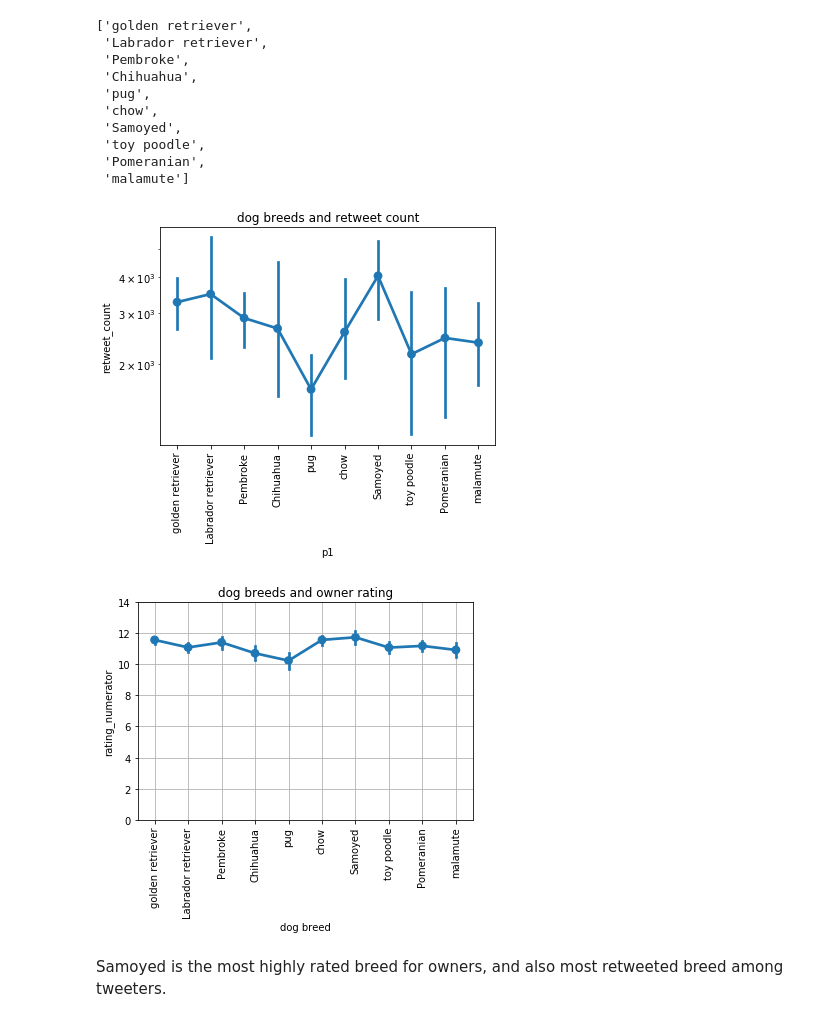
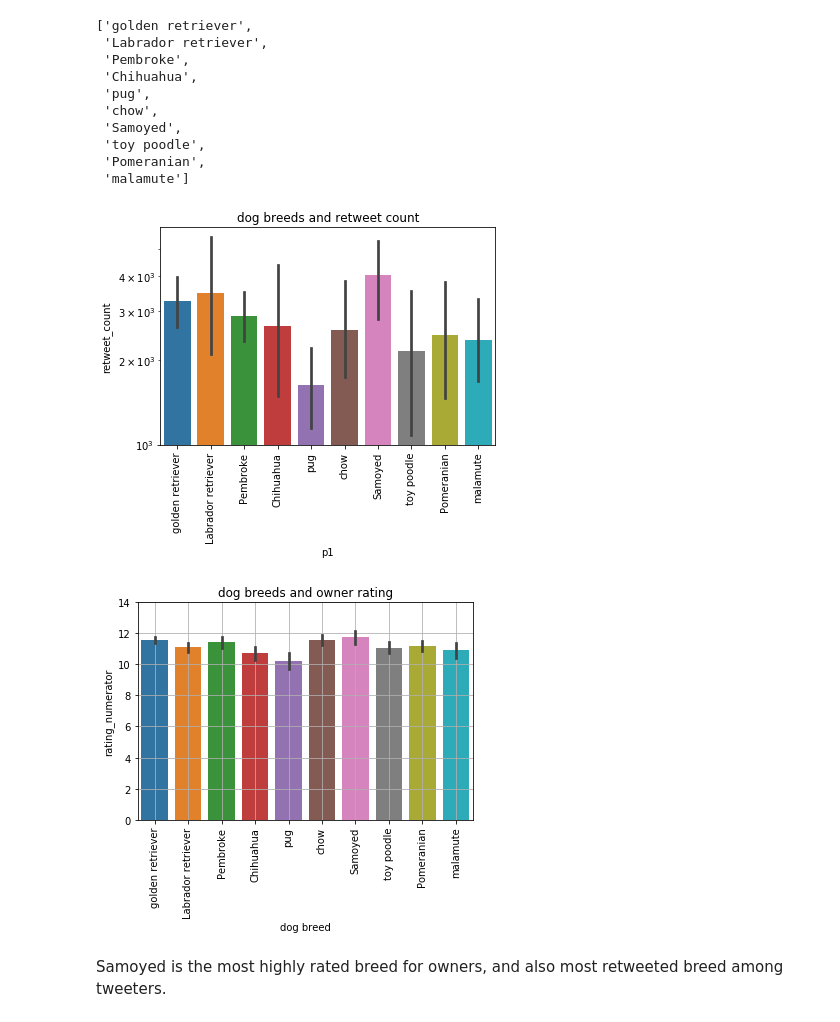
Before and after one commit to xiaohuach/UdacityProject-WrangleAnalyzeData, a Jupyter notebook: wrangle_act.ipynb, the cells around one changed output. Drawn from its saved outputs; the diff is of its cells as text; code cells hidden in the pictures.

```diff
--- a/wrangle_act.ipynb
+++ b/wrangle_act.ipynb
@@ -629,0 +1110,7 @@ In general, the data in df (saved to df_2.csv) is cleaned and ready for analysis
+# %%
+# for image prediction of dog breed that is not a dog, set p1 to Nan ; remove p1_dog column
+df.loc[df[df.p3_dog==False].index ,'p3'] = np.nan
+# %%
+df.loc[df[df.p2_conf<=0.15].index ,'p2'] = np.nan
+# %%
+df.loc[df[df.p3_conf<=0.15].index ,'p3'] = np.nan
@@ -629,0 +1125,3 @@ In general, the data in df (saved to df_2.csv) is cleaned and ready for analysis
+# %%
+# fill in dog breed p with non-null value of p1 or p2 or p3, in that order
+df['p'] = df.apply(lambda x: x['p1'] if x['p1'] is not np.nan else (x['p2'] if x['p2'] is not np.nan else x['p3']))
@@ -865,21 +1326,21 @@ top_10_b_2
  'Pomeranian',
  'malamute']
 # %%
-ax = sb.pointplot(data = top_df, x = 'p1', y = 'retweet_count')
+ax = sb.barplot(data = top_df, x = 'p1', y = 'retweet_count')
 ax.set_xticklabels(top_10_b_2, rotation = 90)
 plt.yscale('log')
 plt.title('dog breeds and retweet count');
 # %% [output]
-[figure, old version]
+[figure, new version]
 # %%
-ax = sb.pointplot(data = top_df, x = 'p1', y = 'rating_numerator')
+ax = sb.barplot(data = top_df, x = 'p1', y = 'rating_numerator')
 ax.set_xticklabels(top_10_b_2, rotation = 90)
 plt.ylim([0,14])
 plt.grid('True')
 plt.xlabel('dog breed')
 plt.title('dog breeds and owner rating');
 # %% [output]
-[figure, old version]
+[figure, new version]
 # %% [markdown]
 Samoyed is the most highly rated breed for owners, and also most retweeted breed among tweeters.
 # %%
```
Also changed, not shown: parts of 181 cells of this notebook.
